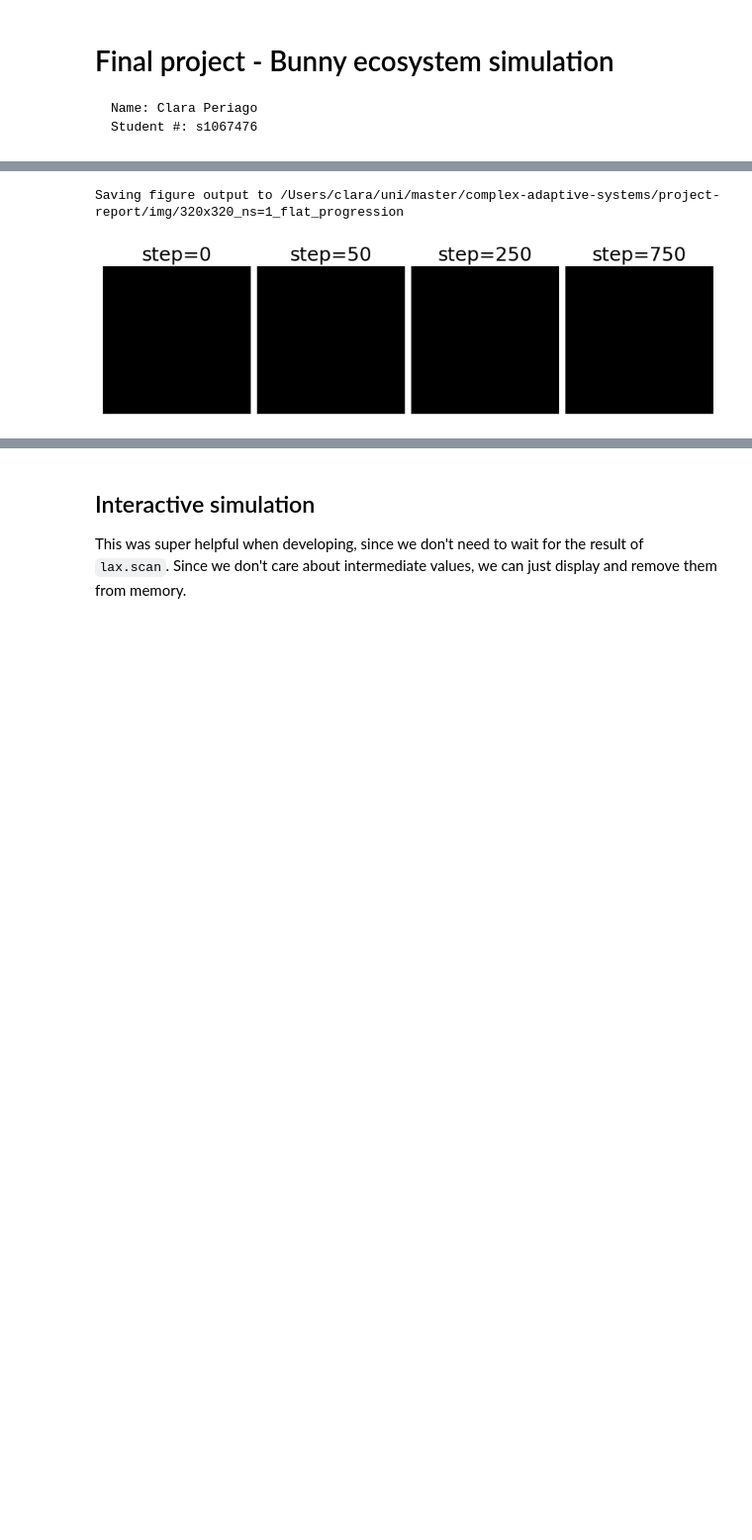
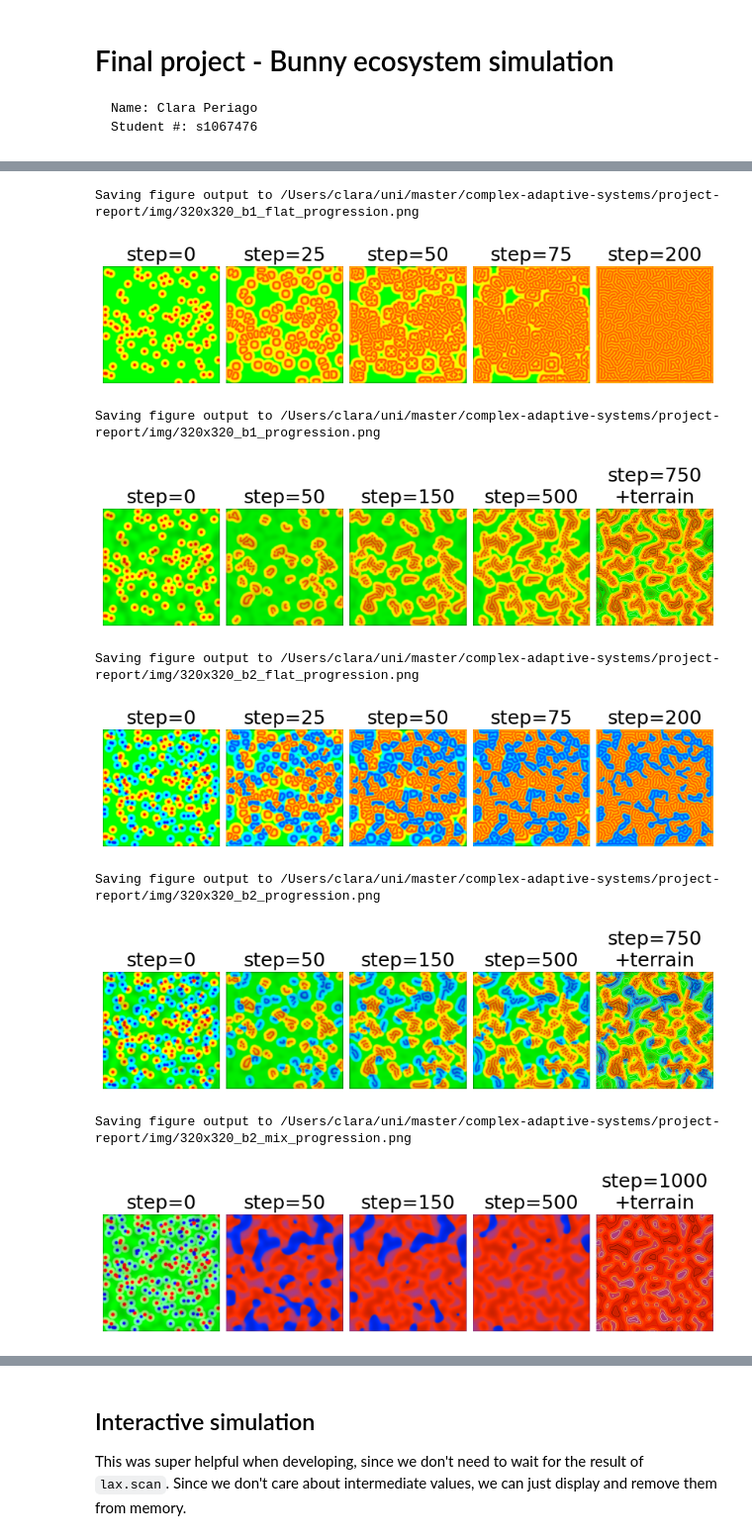
Before and after one commit to szethh/complex-adaptive-systems, a Jupyter notebook: project/project.ipynb, the cells around one changed output, grey strips where cells are left out. Shown at 99% size. Drawn from its saved outputs; the diff is of its cells as text; code cells hidden in the pictures; blank space fills up the shorter version.

```diff
--- a/project/project.ipynb
+++ b/project/project.ipynb
@@ -73,38 +73,50 @@ all_results = [
 ]
 # %%
-def plot_progression(rr: Result):
-    ncols = 5 if rr.mix_eps > 0. else 4
+def plot_progression(frames, indices, name, terrain_contours=[]):
+    ncols = len(frames)
     fig, axs = plt.subplots(figsize=(8, 8), ncols=ncols, layout='constrained')
 
-    rgbs, save_at = rr.print_at()
-
-    i = 0
-    for r, idx in zip(rgbs, save_at):
-        if idx in [100, 500]: continue
+    for i, (r, idx) in enumerate(zip(frames, indices)):
         axs[i].imshow(r)
         axs[i].axis("off")
         axs[i].set_title(f"step={idx}")
-        i += 1
 
-    if ncols > 4:
-        ax = axs[4]
-        ax.imshow(rgbs[-1])
-        plot.overlay_terrain_contours(rr.contours, ax, lw=.3)
+    if len(terrain_contours) > 0:
+        ax = axs[-1]
+        ax.imshow(frames[-1])
+        plot.overlay_terrain_contours(terrain_contours, ax, lw=.3)
         ax.axis("off")
         ax.set_title(f"step={idx}\n+terrain")
 
-
-    plot.save_figure(fig, f"{rr._fmt_()}_progression")
+    plot.save_figure(fig, name)
 # %%
-for rr, snaps in tqdm(all_results):
+for rr, snaps in all_results:
     mx = snaps[-1]
-    rr.simulate(max_steps=mx)
-    plot_progression(rr)
+    xs, xs_history = rr.simulate(max_steps=mx)
+
+    cmap = None
+    to_snap = xs_history[snaps]
+    rgbs = jax.vmap(plot.render_frame, (0, None, None))(to_snap, rr.heightmap, cmap)
+
+    plot_progression(
+        rgbs,
+        snaps,
+        name=f"{rr._fmt_()}_progression.png",
+        terrain_contours=rr.contours
+    )
     plt.show()
-    break
+    # break
 # %% [output]
-Saving figure output to /Users/clara/uni/master/complex-adaptive-systems/project-report/img/320x320_ns=1_flat_progression
+Saving figure output to /Users/clara/uni/master/complex-adaptive-systems/project-report/img/320x320_b1_flat_progression.png
-[figure, old version]
+[figure, new version]
+Saving figure output to /Users/clara/uni/master/complex-adaptive-systems/project-report/img/320x320_b1_progression.png
+[figure, added]
+Saving figure output to /Users/clara/uni/master/complex-adaptive-systems/project-report/img/320x320_b2_flat_progression.png
+[figure, added]
+Saving figure output to /Users/clara/uni/master/complex-adaptive-systems/project-report/img/320x320_b2_progression.png
+[figure, added]
+Saving figure output to /Users/clara/uni/master/complex-adaptive-systems/project-report/img/320x320_b2_mix_progression.png
+[figure, added]
 # %%
 fig, (ax1, ax2) = plt.subplots(
     figsize=(12, 6), ncols=2,
```
Also changed, not shown: parts of 4 cells of this notebook, 4 other files.
